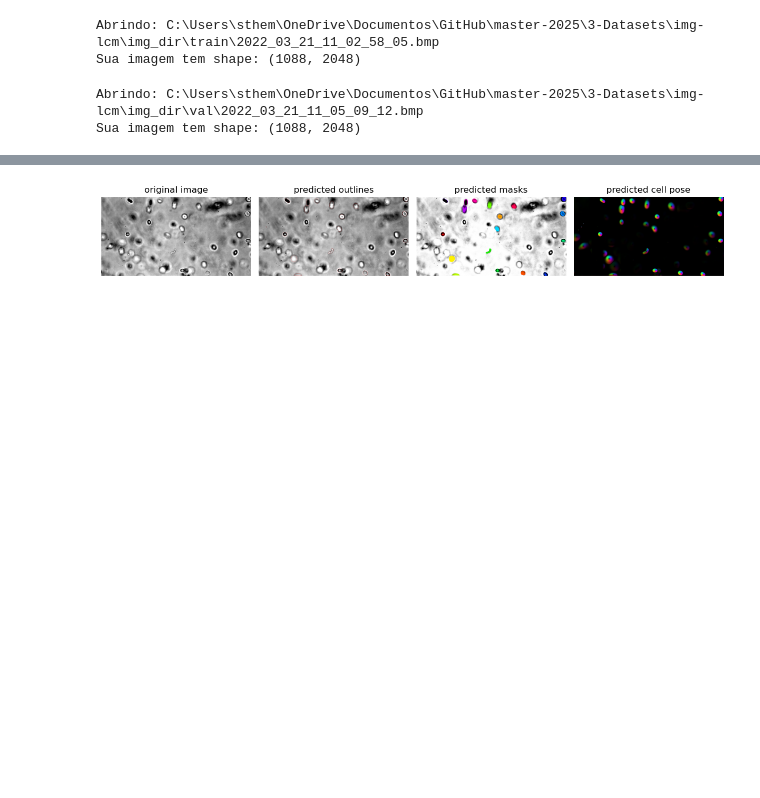
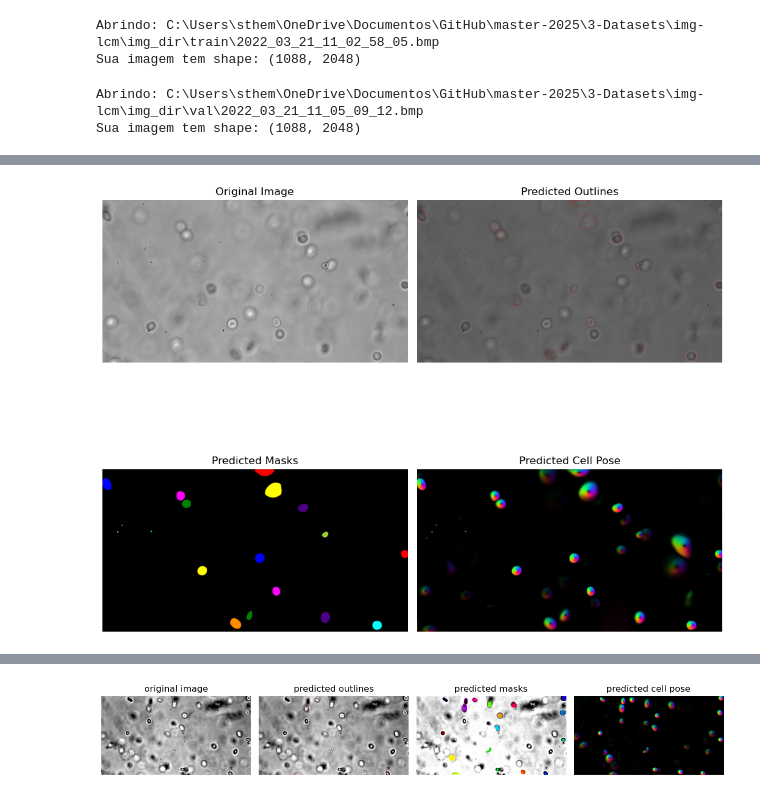
Before and after one commit to sthemonica/master-2025, a Jupyter notebook: 4-redes/0.mask-generator/cellpose/cellpose.ipynb, the cells around one changed output, grey strips where cells are left out. Saved outputs shown, nothing was run; the diff lists cells and outputs as text; code cells hidden in the pictures; blank space fills up the shorter version.

```diff
--- a/4-redes/0.mask-generator/cellpose/cellpose.ipynb
+++ b/4-redes/0.mask-generator/cellpose/cellpose.ipynb
@@ -165,3 +255,31 @@ def checking_images(files, first_channel='0', second_channel='1', third_channel=
+# %%
+# === 1. ORIGINAL ===
+original_img = img   # já carregada da imagem .bmp
+
+# === 2. OUTLINES ===
+# criamos uma imagem RGB a partir do grayscale original
+outlines_img = np.stack([img, img, img], axis=-1).copy()
+
+for m_id in np.unique(masks):
+    if m_id == 0:
+        continue
+    contours = find_contours(masks == m_id, 0.5)
+    for c in contours:
+        for px, py in zip(c[:, 0].astype(int), c[:, 1].astype(int)):
+            if 0 <= px < outlines_img.shape[0] and 0 <= py < outlines_img.shape[1]:
+                outlines_img[px, py] = [255, 0, 0]   # vermelho
+
+# === 3. MASKS ===
+masks_img = mask_rgb   # já gerado no seu código
+
+# === 4. CELLPOSE FLOW ===
+flow_img = flow_rgb     # já normalizado (flows[0]/255)
+
+# === 5. PLOT 2×2 ===
+plot_2x2(original_img, outlines_img, masks_img, flow_img,
+         save_path="cellpose_2x2.png")
+# %% [output]
+[figure, added]
 # %%
 checking_images(dir_train)
 # %% [output]
```
Also changed, not shown: parts of 4 cells of this notebook, 6 other files.
